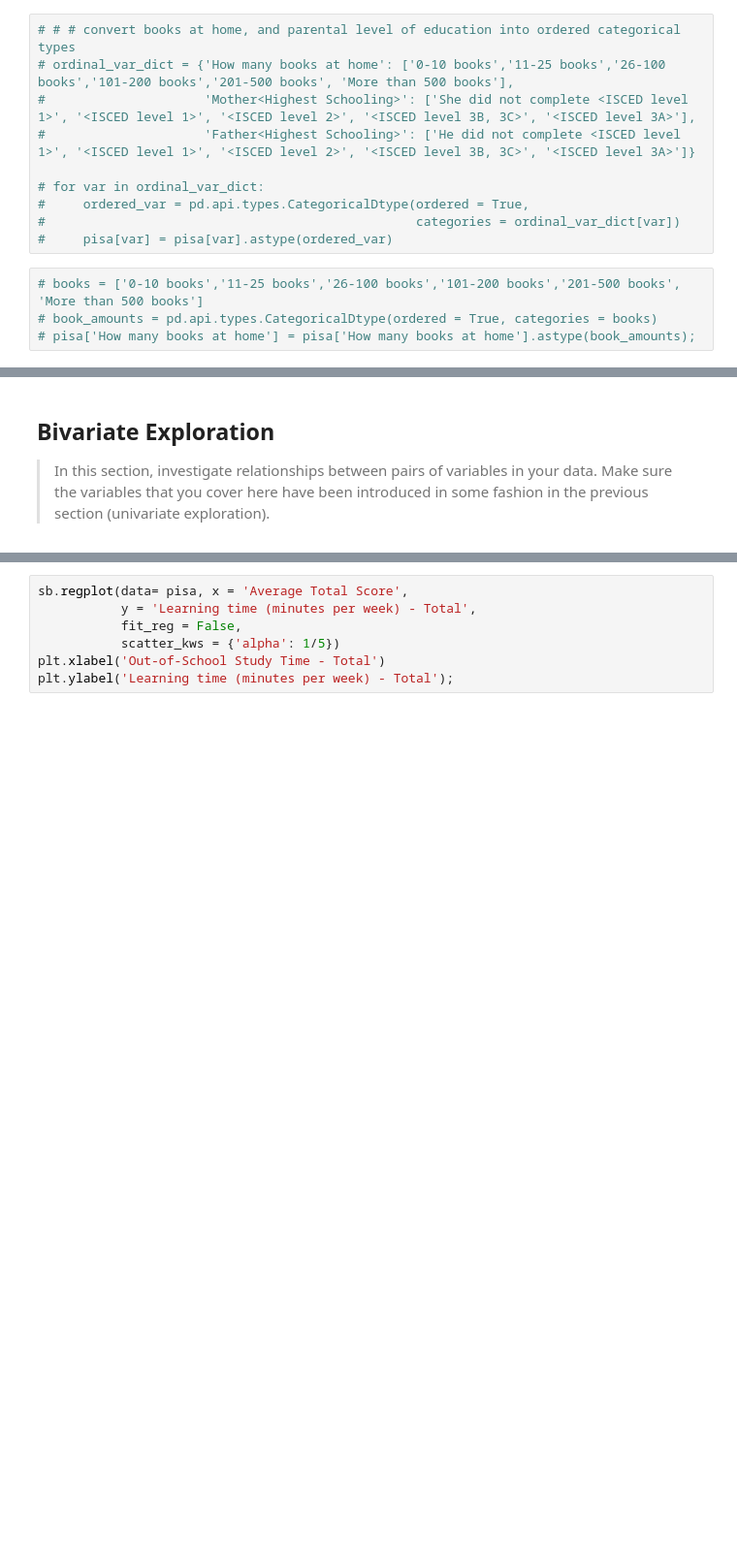
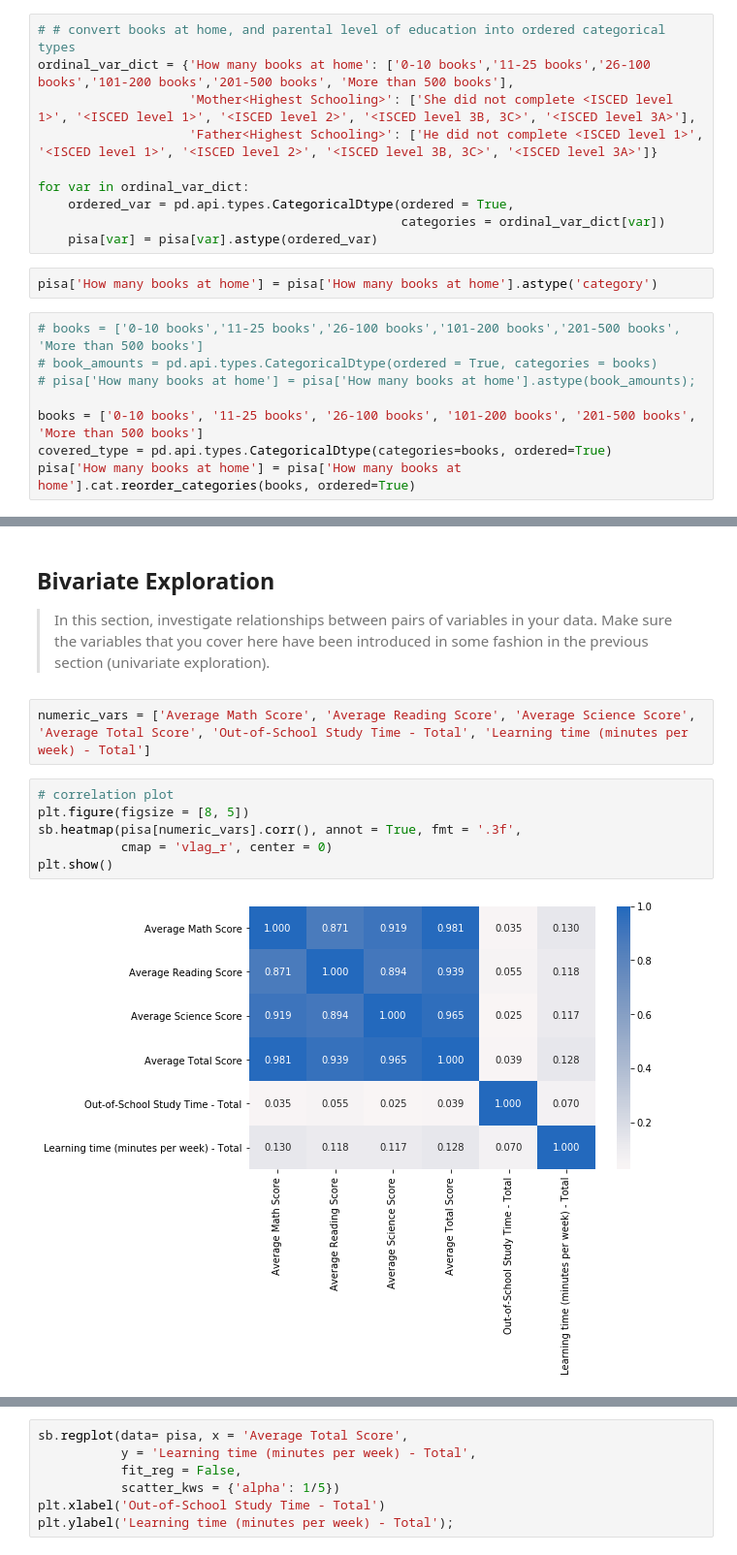
Before and after one commit to Dyke-F/Pisa-Data-Analysis, a Jupyter notebook: pisa_exploration.ipynb, the cells around one changed output, grey strips where cells are left out. Shown at 97% size. Saved outputs shown, nothing was run; the diff lists cells and outputs as text; blank space fills up the shorter version.

Commit message:
Work on categorical types

```diff
--- a/pisa_exploration.ipynb
+++ b/pisa_exploration.ipynb
@@ -105,16 +105,22 @@ pisa['Father<Highest Schooling>'].value_counts()
 He did not complete <ISCED level 1>      4419
 Name: Father<Highest Schooling>, dtype: int64
 # %%
-# # # convert books at home, and parental level of education into ordered categorical types
-# ordinal_var_dict = {'How many books at home': ['0-10 books','11-25 books','26-100 books','101-200 books','201-500 books', 'More than 500 books'],
-#                     'Mother<Highest Schooling>': ['She did not complete <ISCED level 1>', '<ISCED level 1>', '<ISCED level 2>', '<ISCED level 3B, 3C>', '<ISCED level 3A>'],
-#                     'Father<Highest Schooling>': ['He did not complete <ISCED level 1>', '<ISCED level 1>', '<ISCED level 2>', '<ISCED level 3B, 3C>', '<ISCED level 3A>']}
+# # convert books at home, and parental level of education into ordered categorical types
+ordinal_var_dict = {'How many books at home': ['0-10 books','11-25 books','26-100 books','101-200 books','201-500 books', 'More than 500 books'],
+                    'Mother<Highest Schooling>': ['She did not complete <ISCED level 1>', '<ISCED level 1>', '<ISCED level 2>', '<ISCED level 3B, 3C>', '<ISCED level 3A>'],
+                    'Father<Highest Schooling>': ['He did not complete <ISCED level 1>', '<ISCED level 1>', '<ISCED level 2>', '<ISCED level 3B, 3C>', '<ISCED level 3A>']}
 
-# for var in ordinal_var_dict:
-#     ordered_var = pd.api.types.CategoricalDtype(ordered = True,
-#                                                 categories = ordinal_var_dict[var])
-#     pisa[var] = pisa[var].astype(ordered_var)
+for var in ordinal_var_dict:
+    ordered_var = pd.api.types.CategoricalDtype(ordered = True,
+                                                categories = ordinal_var_dict[var])
+    pisa[var] = pisa[var].astype(ordered_var)
+# %%
+pisa['How many books at home'] = pisa['How many books at home'].astype('category')
 # %%
 # books = ['0-10 books','11-25 books','26-100 books','101-200 books','201-500 books', 'More than 500 books']
 # book_amounts = pd.api.types.CategoricalDtype(ordered = True, categories = books)
 # pisa['How many books at home'] = pisa['How many books at home'].astype(book_amounts);
+
+books = ['0-10 books', '11-25 books', '26-100 books', '101-200 books', '201-500 books', 'More than 500 books']
+covered_type = pd.api.types.CategoricalDtype(categories=books, ordered=True)
+pisa['How many books at home'] = pisa['How many books at home'].cat.reorder_categories(books, ordered=True)
@@ -274,3 +305,13 @@ you plan on investigating next.
 > In this section, investigate relationships between pairs of variables in your
 data. Make sure the variables that you cover here have been introduced in some
 fashion in the previous section (univariate exploration).
+# %%
+numeric_vars = ['Average Math Score', 'Average Reading Score', 'Average Science Score', 'Average Total Score', 'Out-of-School Study Time - Total', 'Learning time (minutes per week) - Total']
+# %%
+# correlation plot
+plt.figure(figsize = [8, 5])
+sb.heatmap(pisa[numeric_vars].corr(), annot = True, fmt = '.3f',
+           cmap = 'vlag_r', center = 0)
+plt.show()
+# %% [output]
+[figure, added]
```
Also changed, not shown: parts of 19 cells of this notebook.
